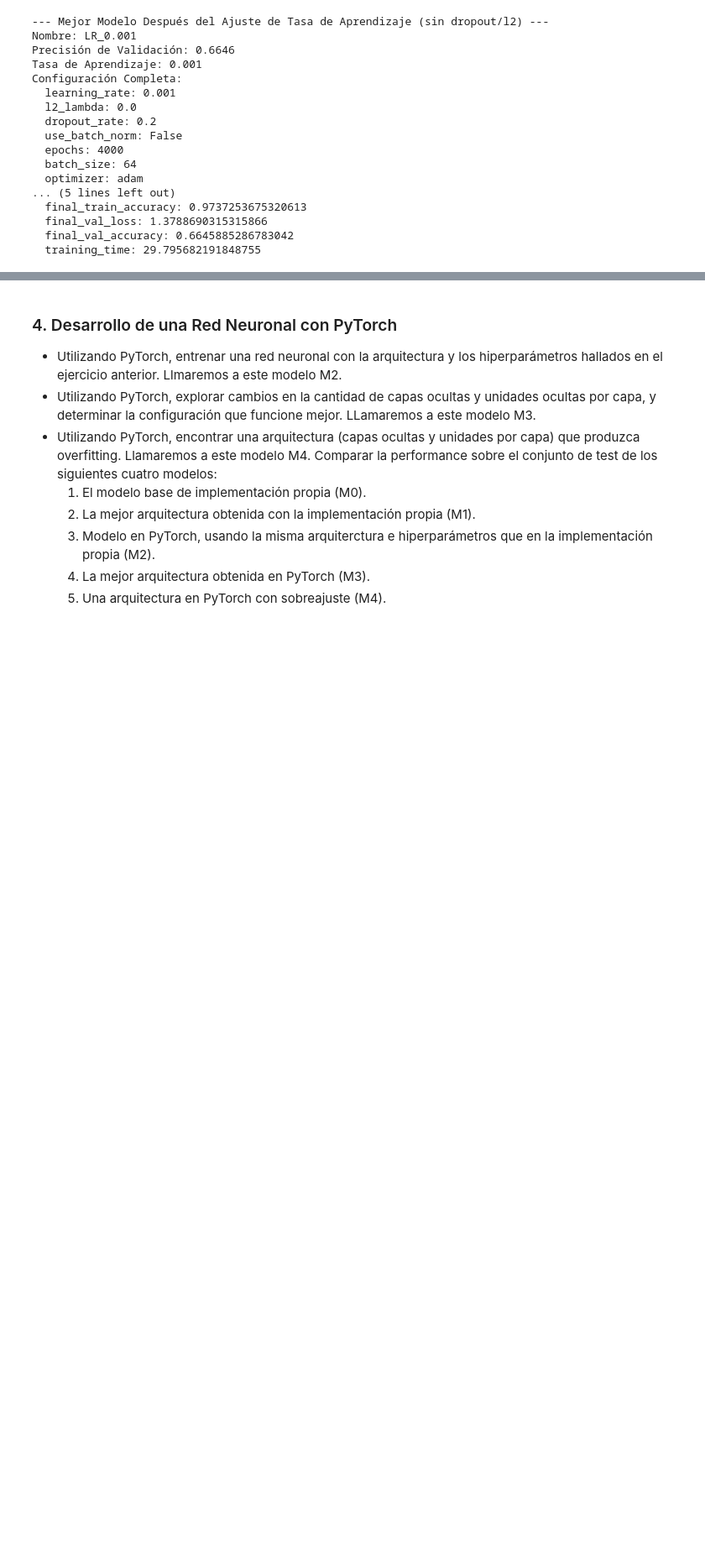
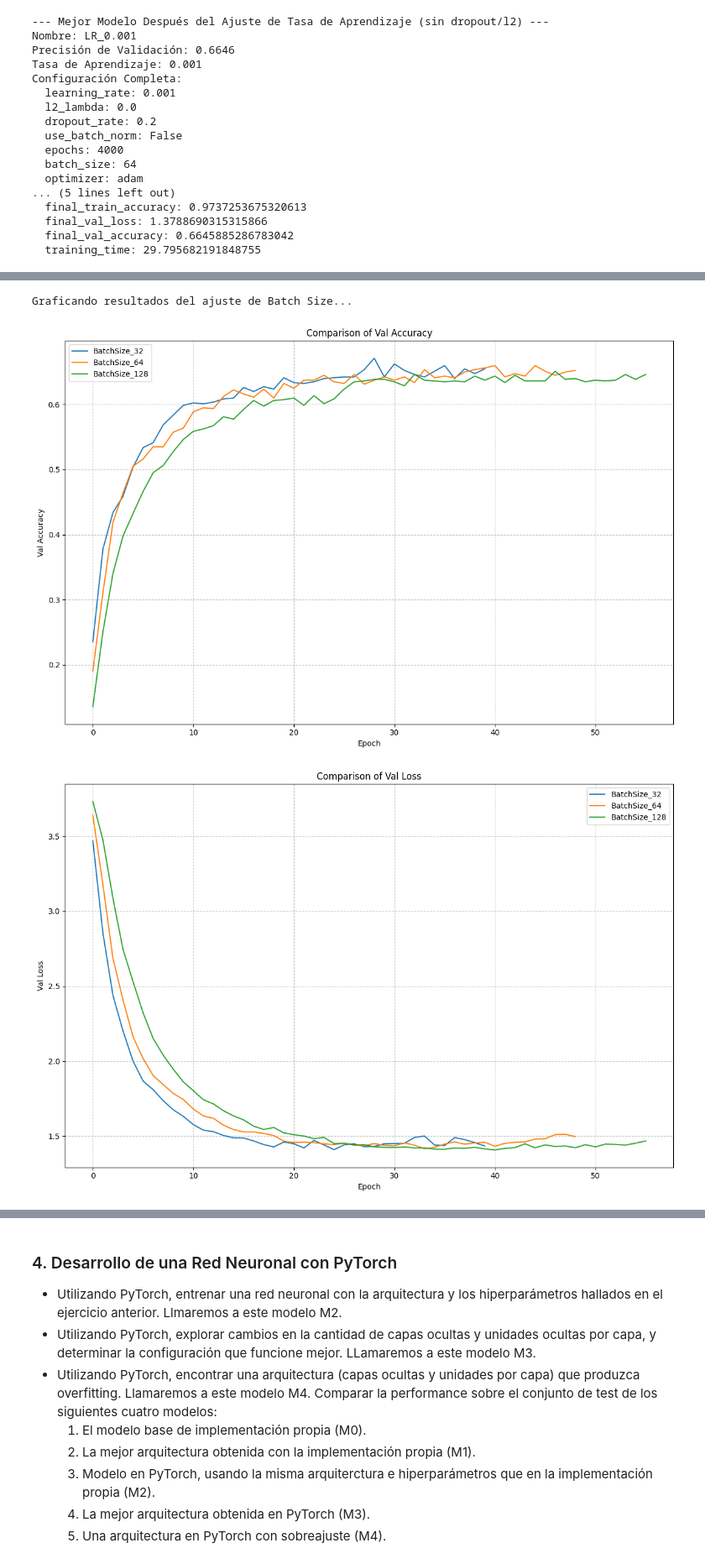
Before and after one commit to elianaostro/ML, a Jupyter notebook: Ostrovsky_Eliana_TP3/Ostrovsky_Eliana_Notebook_TP3.ipynb, the cells around one changed output, grey strips where cells are left out. Shown at 84% size. Saved outputs shown, nothing was run; the diff lists cells and outputs as text; code cells hidden in the pictures; blank space fills up the shorter version.

```diff
--- a/Ostrovsky_Eliana_TP3/Ostrovsky_Eliana_Notebook_TP3.ipynb
+++ b/Ostrovsky_Eliana_TP3/Ostrovsky_Eliana_Notebook_TP3.ipynb
@@ -586,21 +666,9 @@ for key, value in best_dropout_tuned_model.items():
 batch_sizes_to_test = [32, 64, 128]
 batch_size_tuning_experiments = []
 
-best_lr = 0.001  # <-- actualizá según resultados
-best_l2 = 0.0005  # <-- actualizá
-best_dropout = 0.2  # <-- actualizá según resultados
+best_dropout = best_dropout_tuned_model['dropout_rate']
 
-config = {
-    'learning_rate': best_lr,
-    'l2_lambda': best_l2,
-    'dropout_rate': best_dropout,
-    'use_batch_norm': False,
-    'epochs': 4000,
-    'batch_size': 64,  # lo reemplazamos en el loop
-    'optimizer': 'adam',
-    'lr_schedule': 'exponential',
-    'early_stopping_patience': 15
-}
+config['dropout_rate'] = best_dropout
 
 for bs_value in batch_sizes_to_test:
     batch_size_tuning_experiments.append(config.copy())
@@ -616,16 +702,20 @@ batch_size_tuning_results = run_experiments(
 # %%
 
 print("\nGraficando resultados del ajuste de Batch Size...")
-plot_experiment_results(batch_size_tuning_results, metric='val_accuracy', title_suffix=" - Ajuste de Batch Size")
-plot_experiment_results(batch_size_tuning_results, metric='val_loss', title_suffix=" - Ajuste de Batch Size")
-compare_final_metrics(batch_size_tuning_results, title_suffix=" - Ajuste de Batch Size")
+plot_experiment_results(batch_size_tuning_results, metric='val_accuracy')
+plot_experiment_results(batch_size_tuning_results, metric='val_loss')
+compare_final_metrics(batch_size_tuning_results)
 
 best_bs_tuned_model = max(batch_size_tuning_results, key=lambda x: x.get('final_val_accuracy', -float('inf')))
 print(f"\n--- Mejor Modelo Después del Ajuste de Batch Size ---")
 print(f"Nombre: {best_bs_tuned_model.get('name', 'N/A')}")
 print(f"Precisión de Validación: {best_bs_tuned_model.get('final_val_accuracy', 'N/A'):.4f}")
 print(f"Batch Size: {best_bs_tuned_model.get('batch_size', 'N/A')}")
 print(f"Configuración Completa:")
 for key, value in best_bs_tuned_model.items():
     if key not in ['history']:
         print(f"  {key}: {value}")
+# %% [output]
+Graficando resultados del ajuste de Batch Size...
+[figure, added]
+[figure, added]
```
Also changed, not shown: parts of 17 cells of this notebook, 4 other files.
